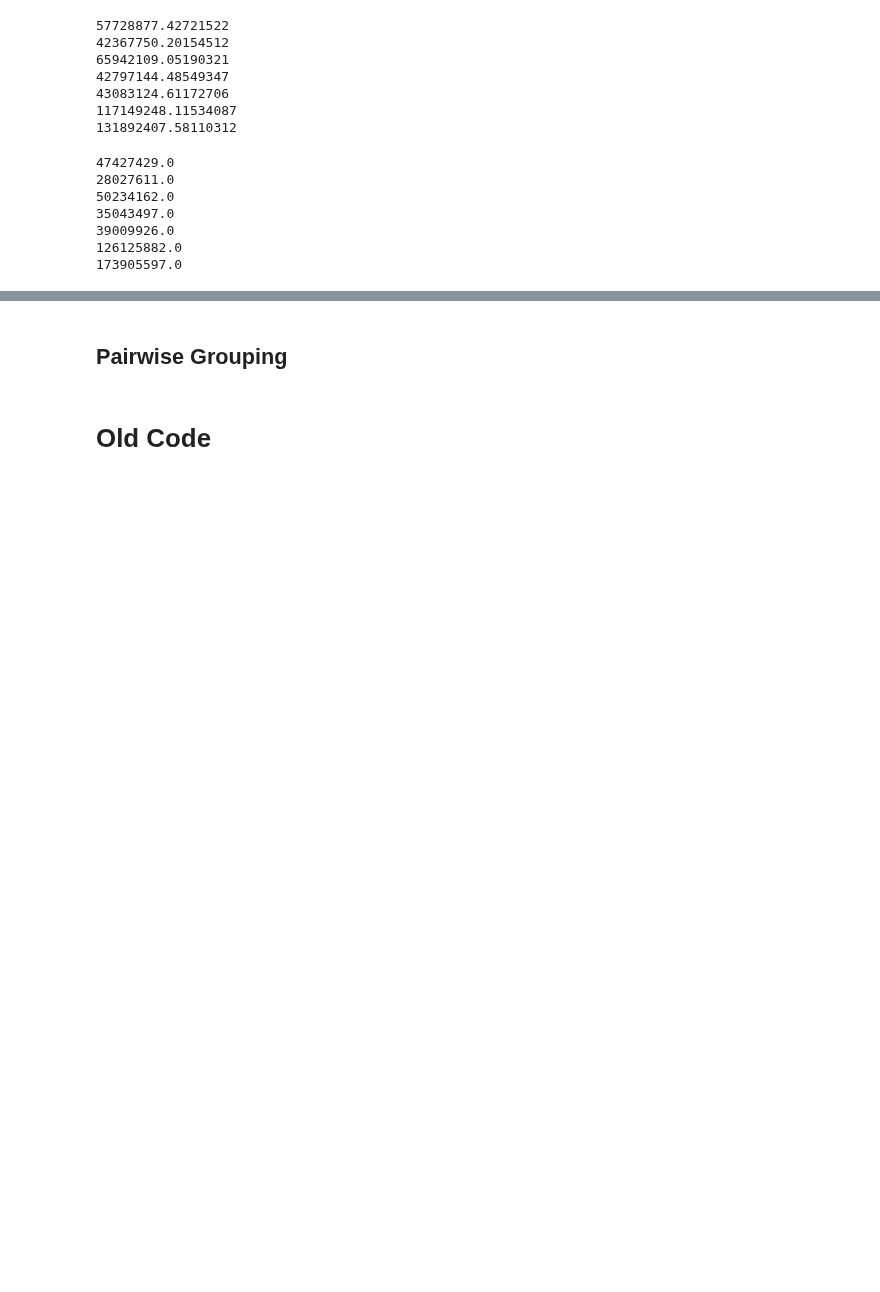
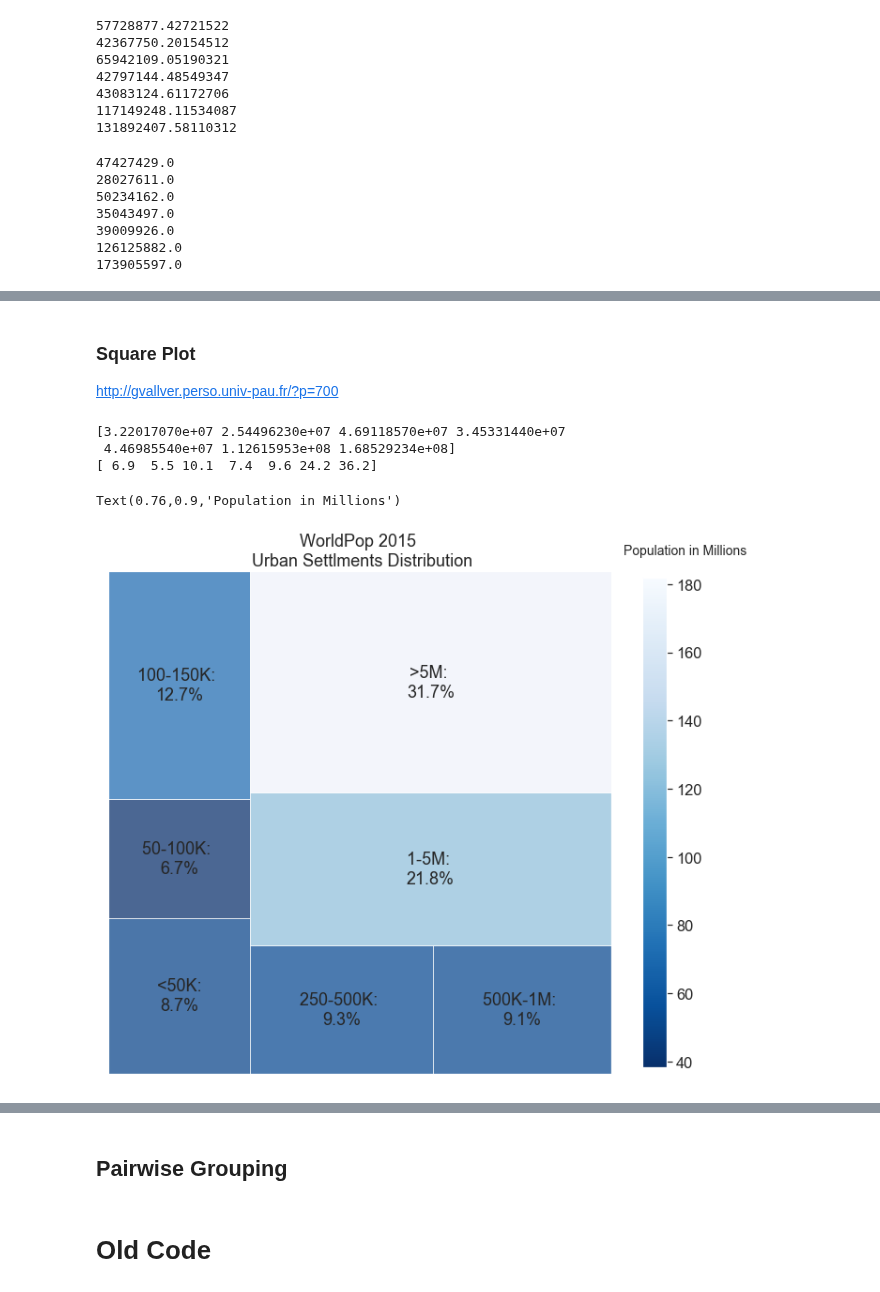
Before and after one commit to cascadet/AfricaUrbanPop, a Jupyter notebook: notebooks/jupyter/Descriptives.ipynb, the cells around one changed output, grey strips where cells are left out. Saved outputs shown, nothing was run; the diff lists cells and outputs as text; code cells hidden in the pictures; blank space fills up the shorter version.

```diff
--- a/notebooks/jupyter/Descriptives.ipynb
+++ b/notebooks/jupyter/Descriptives.ipynb
@@ -490,0 +557,22 @@ WPE2016_50k_pct
+# %%
+
+
+GHS2000_chunks_pct = np.around(GHS2000_chunks / GHS2000.PopTot.sum() * 100, 1)
+GHS2015_chunks_pct = np.around(GHS2015_chunks / GHS2015.PopTot.sum(), 1)
+
+WP2000_chunks_pct = np.around(WP2000_chunks / WP2000.PopTot.sum() * 100, 1)
+WP2015_chunks_pct = np.around(WP2015_chunks / WP2015.PopTot.sum() * 100, 1)
+
+LS2015_chunks_pct = np.around(LS2015_chunks / LS2015.PopTot.sum() * 100, 1)
+WPE2016_chunks_pct = np.around(WPE2016_chunks / WPE2016.PopTot.sum() * 100, 1)
+# %% [markdown]
+### Square Plot
+
+http://gvallver.perso.univ-pau.fr/?p=700
+# %%
+print(np.around(WP2015_chunks))
+print(WP2015_chunks_pct)
+# %% [output]
+[3.22017070e+07 2.54496230e+07 4.69118570e+07 3.45331440e+07
+ 4.46985540e+07 1.12615953e+08 1.68529234e+08]
+[ 6.9  5.5 10.1  7.4  9.6 24.2 36.2]
@@ -490,0 +602,27 @@ WPE2016_50k_pct
+# %%
+# Set Colors
+norm = matplotlib.colors.Normalize(vmin=min(data), vmax=max(data))
+colors = [matplotlib.cm.Blues_r(norm(value)) for value in data]
+
+# Create Plot
+fig = plt.figure(figsize=(12, 10))
+fig.suptitle("", fontsize=20)
+ax = fig.add_subplot(111, aspect='equal')
+ax = squarify.plot(data, color = colors, label=labels, ax=ax, alpha = 0.7)
+
+# Remove ticks
+ax.set_xticks([])
+ax.set_yticks([])
+ax.set_title('WorldPop 2015 \n Urban Settlments Distribution')
+
+# color bar
+bar_number = data/(10**6)
+
+# create dummy invisible image with a color map
+img = plt.imshow([bar_number], cmap='Blues_r')
+img.set_visible(False)
+fig.colorbar(img, orientation="vertical", shrink=.96)
+fig.text(.76, .9, "Population in Millions", fontsize=14)
+# %% [output]
+Text(0.76,0.9,'Population in Millions')
+[figure, added]
```
Also changed, not shown: parts of 13 cells of this notebook.
